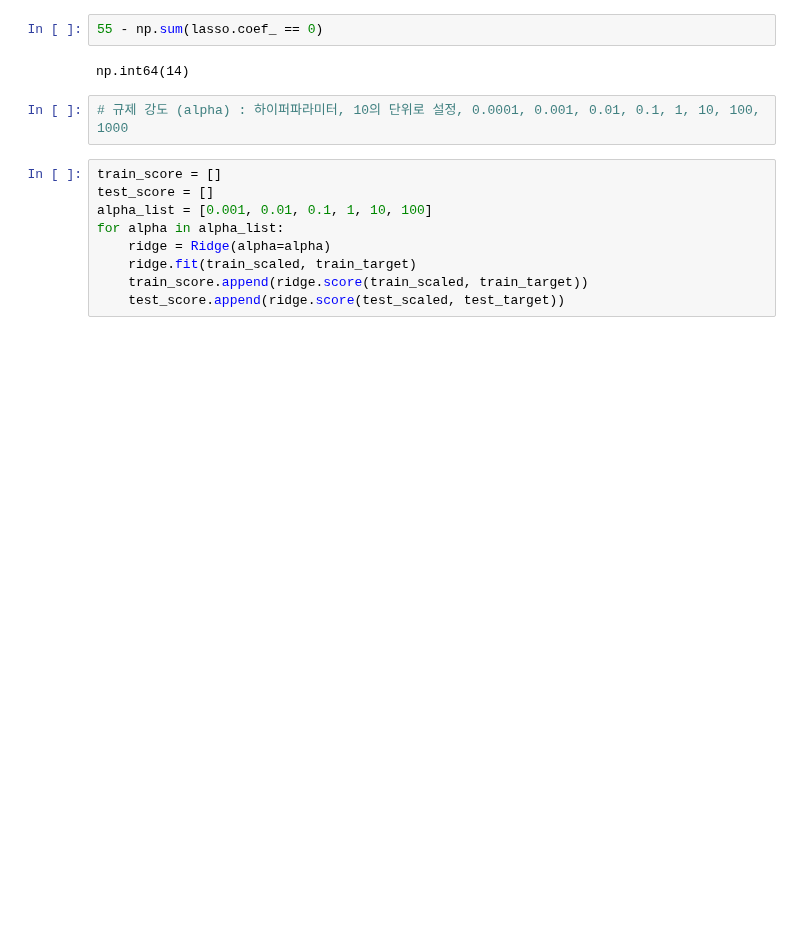
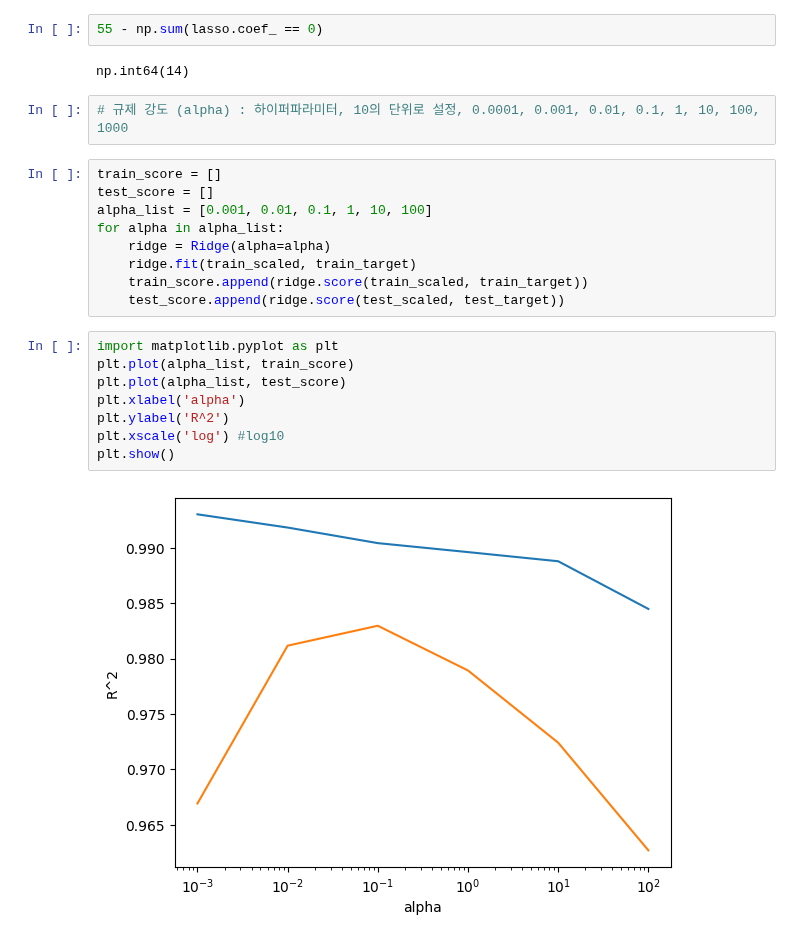
Before and after one commit to yonggyo1125/ai_class_source, a Jupyter notebook: 09 핀테크 머신러닝과 딥러닝 이해/source/day04/ex02.ipynb, the cells around one changed output. Saved outputs shown, nothing was run; the diff lists cells and outputs as text; blank space fills up the shorter version.

```diff
--- a/09 핀테크 머신러닝과 딥러닝 이해/source/day04/ex02.ipynb
+++ b/09 핀테크 머신러닝과 딥러닝 이해/source/day04/ex02.ipynb
@@ -207,3 +207,13 @@ for alpha in alpha_list:
     ridge.fit(train_scaled, train_target)
     train_score.append(ridge.score(train_scaled, train_target))
     test_score.append(ridge.score(test_scaled, test_target))
+# %%
+import matplotlib.pyplot as plt
+plt.plot(alpha_list, train_score)
+plt.plot(alpha_list, test_score)
+plt.xlabel('alpha')
+plt.ylabel('R^2')
+plt.xscale('log') #log10
+plt.show()
+# %% [output]
+[figure, added]
```
Also changed, not shown: parts of 1 cell of this notebook, 1 other file.
